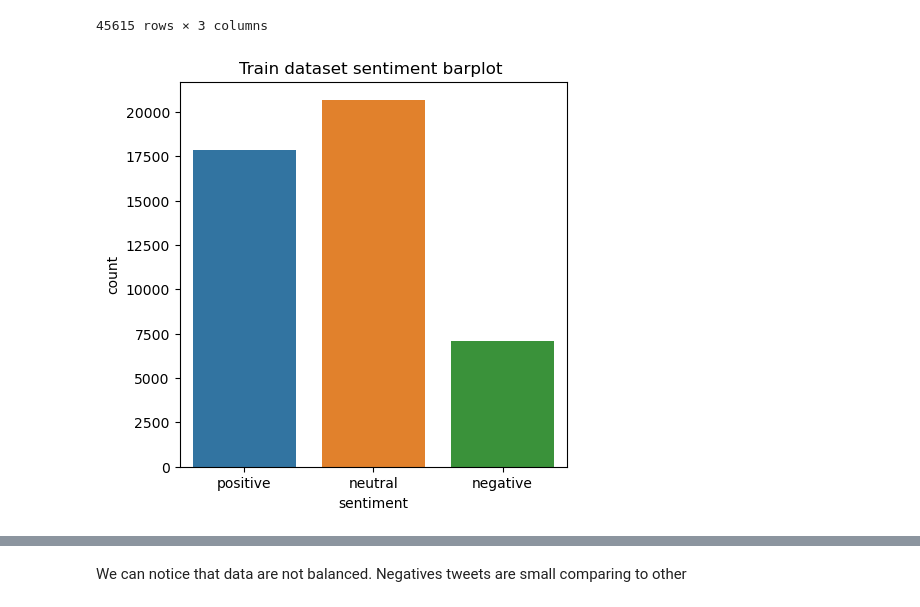
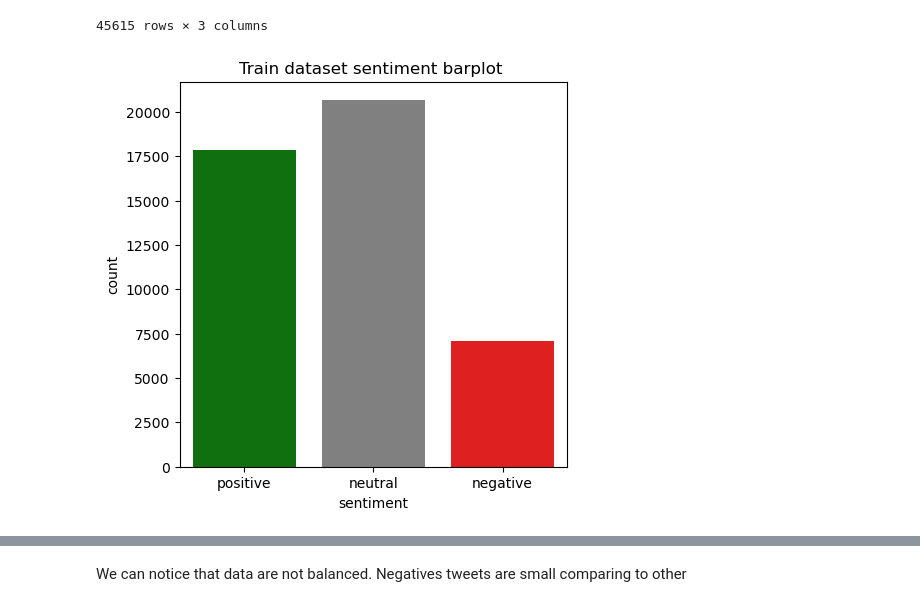
Before and after one commit to BIGMOUSSA/Sentiment_Analysis_01, a Jupyter notebook: main_notebook.ipynb, the cells around one changed output, grey strips where cells are left out. Saved outputs shown, nothing was run; the diff lists cells and outputs as text; code cells hidden in the pictures.

```diff
--- a/main_notebook.ipynb
+++ b/main_notebook.ipynb
@@ -153,11 +182,13 @@ data_train
 | 45613 | @user no I'm in hilton head till ... | 1 | neutral |
 | 45614 | WASHINGTON (Reuters) - U.S. Vice ... | 1 | neutral |
 45615 rows × 3 columns
+# %%
+custom_palette = {'positive': 'green', 'neutral': 'grey', 'negative': 'red'}
 # %%
 # let's check the repartion by sentiment
 plt.figure(figsize = (5,5))
-sns.countplot(data_train, x = "sentiment");
+sns.countplot(data_train, x = "sentiment", palette=custom_palette);
 plt.title("Train dataset sentiment barplot ")
 plt.show()
 # %% [output]
-[figure, old version]
+[figure, new version]
```
Also changed, not shown: parts of 41 cells of this notebook, 2 other files.
